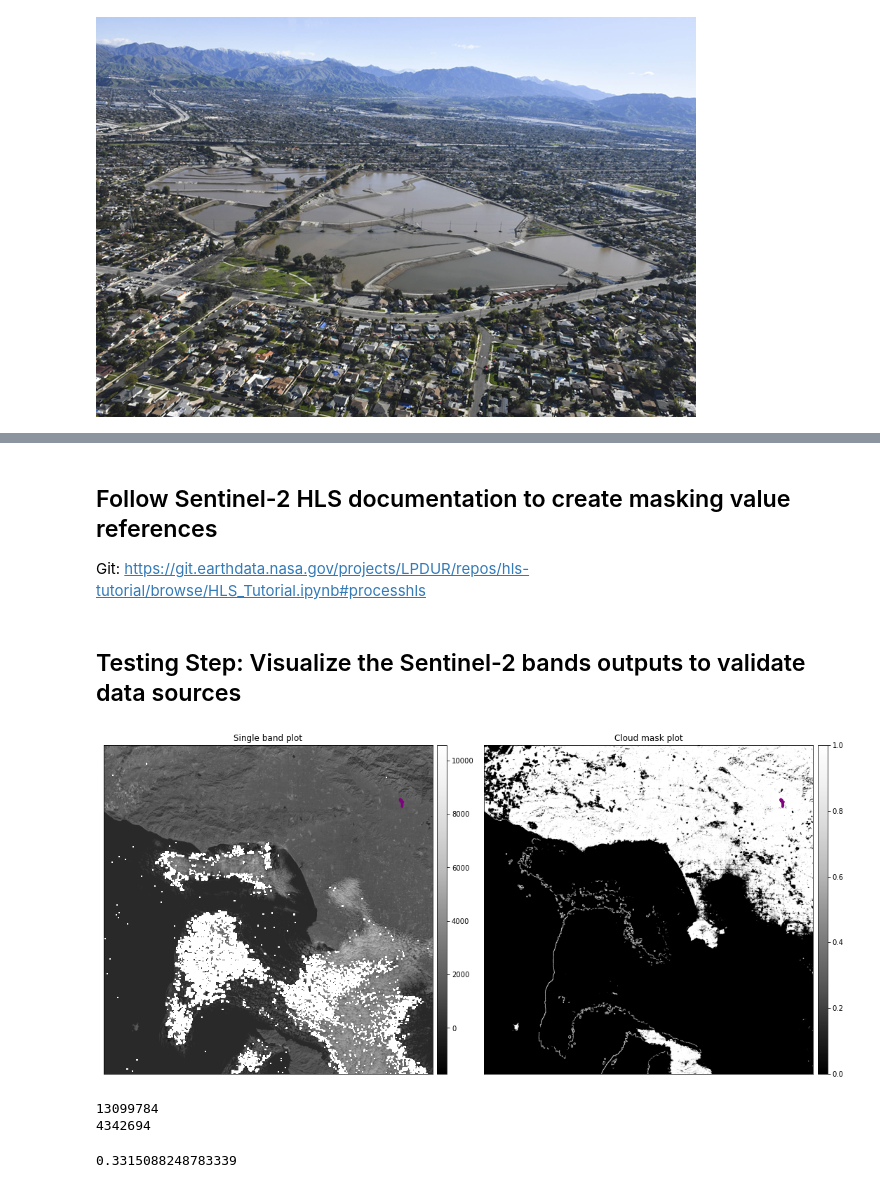
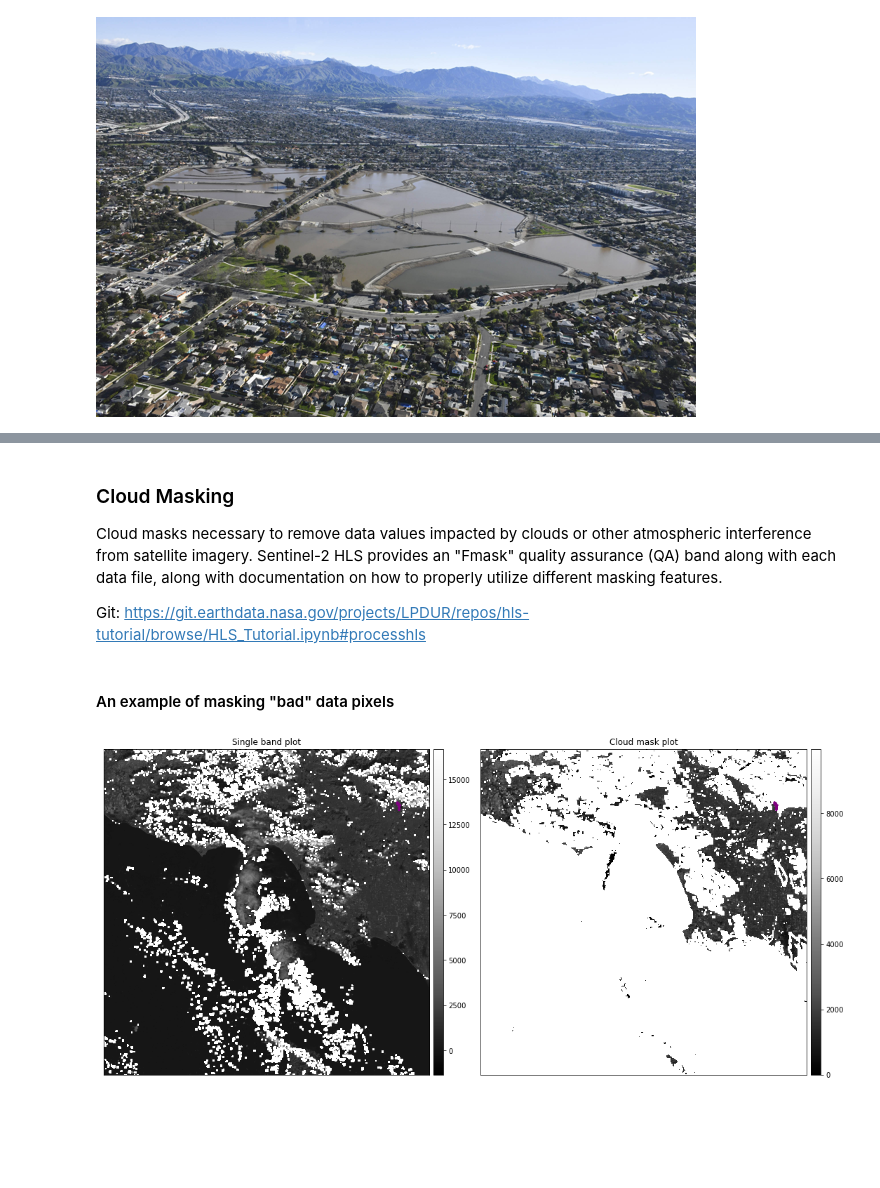
Before and after one commit to jensenwid/ea-capstone-2022, a Jupyter notebook: ea-capstone-workbook-2022.ipynb, the cells around one changed output, grey strips where cells are left out. Saved outputs shown, nothing was run; the diff lists cells and outputs as text; code cells hidden in the pictures; blank space fills up the shorter version.

```diff
--- a/ea-capstone-workbook-2022.ipynb
+++ b/ea-capstone-workbook-2022.ipynb
@@ -252,12 +316,12 @@ def open_clean_bands(band_path,
         End result for a cropped xarray dataarray
     """
 
-    crop_bound_box = [box(*crop_bound.total_bounds)]
+#     crop_bound_box = [box(*crop_bound.total_bounds)]
 
     try:
         band = rxr.open_rasterio(band_path,
                                  masked=True).rio.clip(
-                                                        crop_bound_box,
+                                                        crop_bound.geometry,
                                                         crs=crop_bound.crs,
                                                         all_touched=True,
                                                         from_disk=True).squeeze()
@@ -268,7 +332,7 @@ def open_clean_bands(band_path,
         # open and mask cloud layer
         cl_mask = (rxr.open_rasterio(pixel_qa_path, masked=True)
                         .rio.clip(
-                            crop_bound_box,
+                            crop_bound.geometry,
                             from_disk=True).squeeze())
 
         # apply cloud mask
@@ -278,4 +342,4 @@ def open_clean_bands(band_path,
         raise ValueError(
             "Oops - I couldn't clip your data. This may be due to a crs error.")
 
-    return band, cl_mask
+    return band
@@ -336,22 +410,9 @@ eaton_shape
 # %%
 # Create path for the pixel_qa_layer for subdirectory scene
-scene_pixel_qa_path = os.path.join(sent_path,
-                                  "HLS.S30.T11SLT.2021008T183739.v2.0.Fmask.tif")
+scene_pixel_qa_path = os.path.join(sent_landsat_hls_path,
+                                  "HLS.L30.T11SLT.2019006T182811.v2.0.Fmask.tif")
 
 sent_qa = rxr.open_rasterio(scene_pixel_qa_path).squeeze()
 
 #define valid values to be exluded from mask
 goodQuality = cloud_mask(fmask = sent_qa)
-
-#plot the QA layers to visualize masks
-
-fig, (ax1, ax2) = plt.subplots(1,2, figsize=(8,3))
-sent_qa.plot.imshow(ax=ax1)
-
-plt.title("Fmask QA Layer for Sentinel-2 HLS; \n 11SLT (LA Region)")
-sent_qa.plot.hist(ax=ax2)
-
-plt.tight_layout()
-plt.show()
-
-print("Good Quality Pixels = ",goodQuality)
@@ -378,60 +419,49 @@ Good Quality Pixels =  [64, 68, 128, 132]
-# %% [markdown]
-## Follow Sentinel-2 HLS documentation to create masking value references ##
-
-Git: https://git.earthdata.nasa.gov/projects/LPDUR/repos/hls-tutorial/browse/HLS_Tutorial.ipynb#processhls
 # %% [markdown]
-## Testing Step: Visualize the Sentinel-2 bands outputs to validate data sources
+### Cloud Masking
+
+Cloud masks necessary to remove data values impacted by clouds or other atmospheric interference from satellite imagery. Sentinel-2 HLS provides an "Fmask" quality assurance (QA) band along with each data file, along with documentation on how to properly utilize different masking features.
+
+Git: https://git.earthdata.nasa.gov/projects/LPDUR/repos/hls-tutorial/browse/HLS_Tutorial.ipynb#processhls
+# %% [markdown]
+#### An example of masking "bad" data pixels
 # %%
 
 # #test ndmi
-test_ndmi_xr = (test_rxr_8-test_rxr_11) / (test_rxr_8+test_rxr_11)
+test_ndmi_xr = (test_rxr_NIR-test_rxr_SWIR) / (test_rxr_NIR+test_rxr_SWIR)
 
-masked_test_8, cloud_mask_8 = open_clean_bands(test_tif_8,
-                                               crop_bound=la_reproj_crop,
-                                               valid_range=(0,10000),
-                                               pixel_qa_path=scene_pixel_qa_path)
+masked_test_NIR = open_clean_bands(test_tif_NIR,
+                                 crop_bound=la_reproj_crop,
+                                 valid_range=(0,10000),
+                                 pixel_qa_path=scene_pixel_qa_path)
 
 # test single band raster plot and ndmi plots
 f, (ax1, ax2) = plt.subplots(1, 2, figsize=(15,15))
 
-ep.plot_bands(test_rxr_8,
+ep.plot_bands(test_rxr_NIR,
               ax=ax1,
               extent=la_plot_extent,
               cbar="terrain_r",
              title = "Single band plot")
 
 eaton_shape.plot(ax=ax1,
                        color='none',
                        linewidth = 3,
                        edgecolor = 'purple')
 
-ep.plot_bands(cloud_mask_8.isin(goodQuality).squeeze(),
+ep.plot_bands(masked_test_NIR,
               ax=ax2,
               extent=la_plot_extent,
               cbar="terrain_r",
              title = "Cloud mask plot")
 
 eaton_shape.plot(ax=ax2,
                 color='none',
                 linewidth = 3,
                 edgecolor = 'purple')
 
 
 plt.tight_layout()
 plt.show()
 # %% [output]
-[figure, old version]
+[figure, new version]
-# %%
-proportion_2 = np.count_nonzero(~np.isnan(test_rxr_8))
-proportion_1 = np.count_nonzero(~np.isnan(masked_test_8))
-
-print(proportion_2)
-print(proportion_1)
-
-ratio = 1-(proportion_2 - proportion_1) / proportion_2
-ratio
-# %% [output]
-13099784
-4342694
-0.3315088248783339
 # %% [markdown]
```
Also changed, not shown: parts of 43 cells of this notebook, 1 other file.
